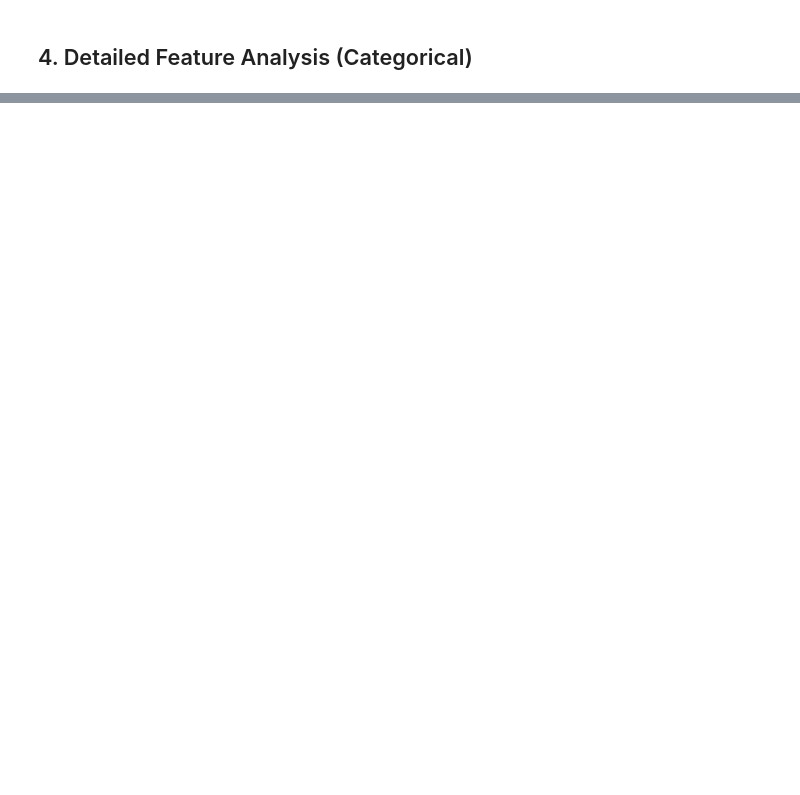
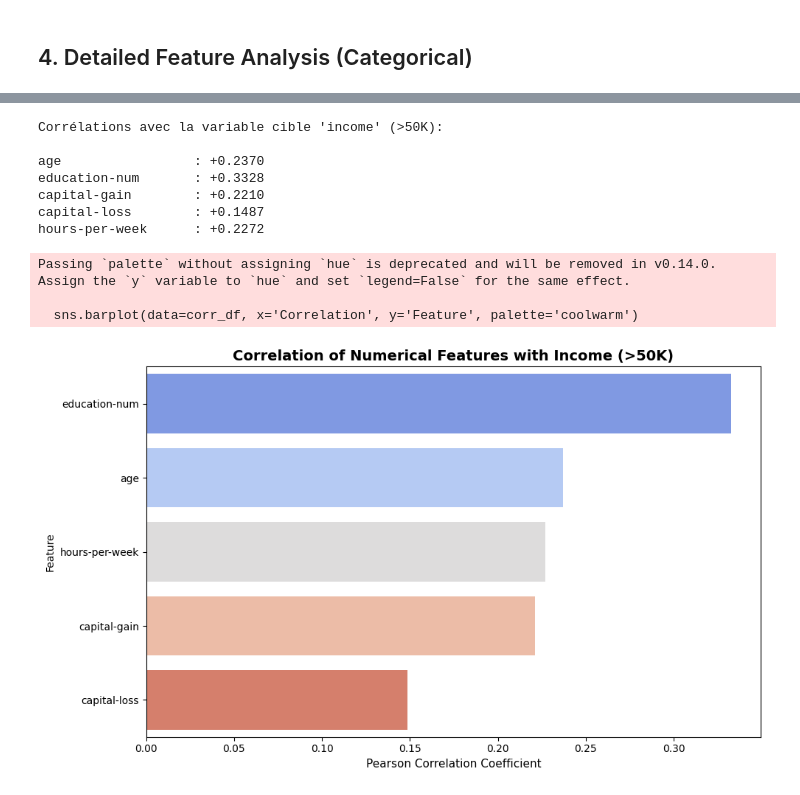
Before and after one commit to AymericMtp/supervised-learning, a Jupyter notebook: eda.ipynb, the cells around one changed output, grey strips where cells are left out. Drawn from its saved outputs; the diff is of its cells as text; code cells hidden in the pictures; blank space fills up the shorter version.

```diff
--- a/eda.ipynb
+++ b/eda.ipynb
@@ -183,0 +341,31 @@ income_df = income_df_deleted
+# %%
+print("\nCorrélations avec la variable cible 'income' (>50K):\n")
+correlations = {}
+for col in numerical_features:
+    corr = income_df[col].corr(income_df['income'])
+    correlations[col] = corr
+    print(f"{col:20s}: {corr:+.4f}")
+
+plt.figure(figsize=(10, 6))
+corr_df = pd.DataFrame(list(correlations.items()), columns=['Feature', 'Correlation'])
+corr_df = corr_df.sort_values('Correlation', ascending=False)
+
+sns.barplot(data=corr_df, x='Correlation', y='Feature', palette='coolwarm')
+plt.axvline(0, color='black', linewidth=0.8)
+plt.title('Correlation of Numerical Features with Income (>50K)', fontsize=14, fontweight='bold')
+plt.xlabel('Pearson Correlation Coefficient', fontsize=11)
+plt.tight_layout()
+plt.savefig('numerical_correlations.png', dpi=300, bbox_inches='tight')
+plt.show()
+# %% [output]
+Corrélations avec la variable cible 'income' (>50K):
+
+age                 : +0.2370
+education-num       : +0.3328
+capital-gain        : +0.2210
+capital-loss        : +0.1487
+hours-per-week      : +0.2272
+Passing `palette` without assigning `hue` is deprecated and will be removed in v0.14.0. Assign the `y` variable to `hue` and set `legend=False` for the same effect.
+
+  sns.barplot(data=corr_df, x='Correlation', y='Feature', palette='coolwarm')
+[figure, added]
```
Also changed, not shown: parts of 12 cells of this notebook, 6 other files.
